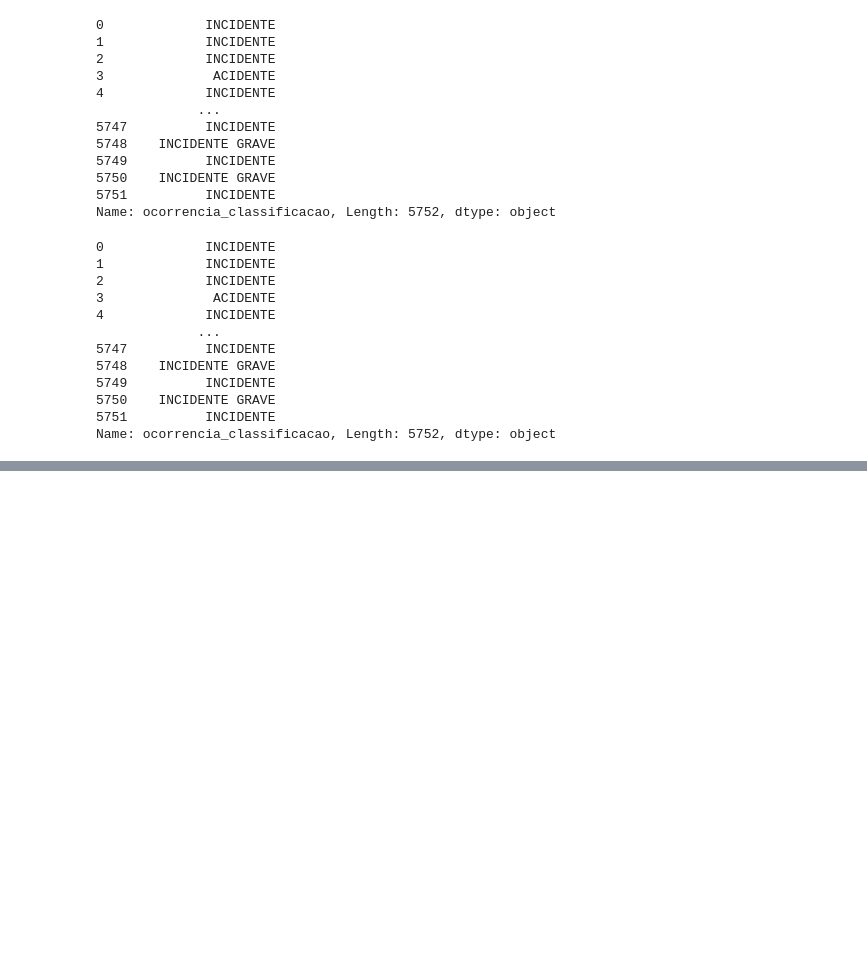
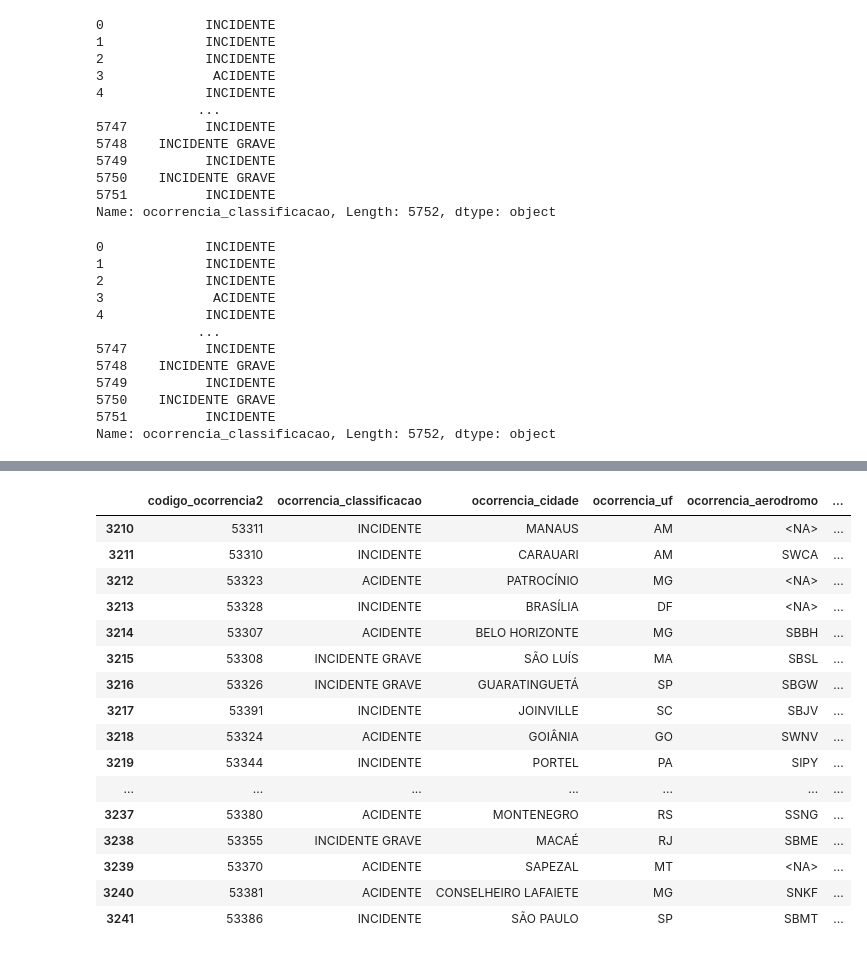
Before and after one commit to jr1os/etl-python, a Jupyter notebook: occurrences_air_crash_brazil.ipynb, the cells around one changed output, grey strips where cells are left out. Cells and saved outputs as stored; diff of their text form; code cells hidden in the pictures; blank space fills up the shorter version.

```diff
--- a/occurrences_air_crash_brazil.ipynb
+++ b/occurrences_air_crash_brazil.ipynb
@@ -337,0 +587,27 @@ dtype: int64
+# %%
+# DATE Year and Month
+
+i_filter = (df.ocorrencia_dia.dt.year == 2015)&(df.ocorrencia_dia.dt.month == 6)
+#i_filter = df.ocorrencia_dia.dt.year == 2015
+#i_filter2 = df.ocorrencia_dia.dt.month == 6
+#df.loc[i_filter & i_filter2]
+df.loc[i_filter]
+#df.loc[i_filter].count()
+# %% [output]
+|  | codigo_ocorrencia2 | ocorrencia_classificacao | ocorrencia_cidade | ocorrencia_uf | ocorrencia_aerodromo | ... |
+| 3210 | 53311 | INCIDENTE | MANAUS | AM | <NA> | ... |
+| 3211 | 53310 | INCIDENTE | CARAUARI | AM | SWCA | ... |
+| 3212 | 53323 | ACIDENTE | PATROCÍNIO | MG | <NA> | ... |
+| 3213 | 53328 | INCIDENTE | BRASÍLIA | DF | <NA> | ... |
+| 3214 | 53307 | ACIDENTE | BELO HORIZONTE | MG | SBBH | ... |
+| 3215 | 53308 | INCIDENTE GRAVE | SÃO LUÍS | MA | SBSL | ... |
+| 3216 | 53326 | INCIDENTE GRAVE | GUARATINGUETÁ | SP | SBGW | ... |
+| 3217 | 53391 | INCIDENTE | JOINVILLE | SC | SBJV | ... |
+| 3218 | 53324 | ACIDENTE | GOIÂNIA | GO | SWNV | ... |
+| 3219 | 53344 | INCIDENTE | PORTEL | PA | SIPY | ... |
+| ... | ... | ... | ... | ... | ... | ... |
+| 3237 | 53380 | ACIDENTE | MONTENEGRO | RS | SSNG | ... |
+| 3238 | 53355 | INCIDENTE GRAVE | MACAÉ | RJ | SBME | ... |
+| 3239 | 53370 | ACIDENTE | SAPEZAL | MT | <NA> | ... |
+| 3240 | 53381 | ACIDENTE | CONSELHEIRO LAFAIETE | MG | SNKF | ... |
+| 3241 | 53386 | INCIDENTE | SÃO PAULO | SP | SBMT | ... |
```
Also changed, not shown: parts of 24 cells of this notebook.
